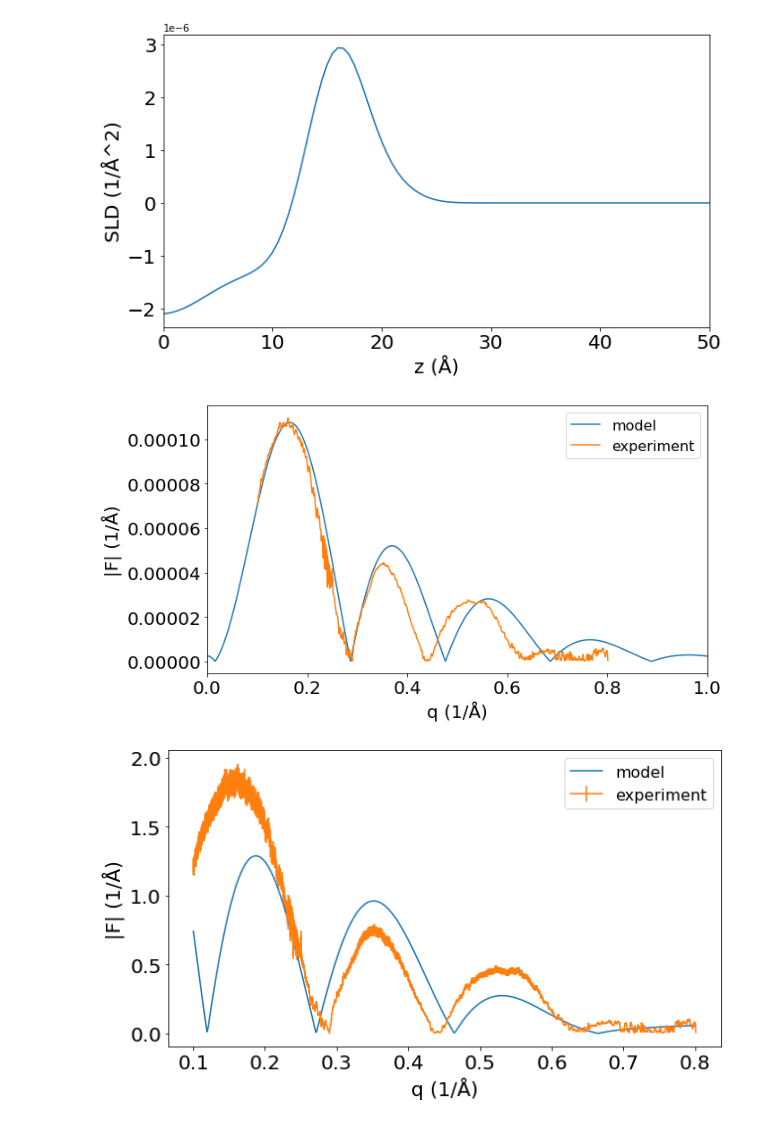
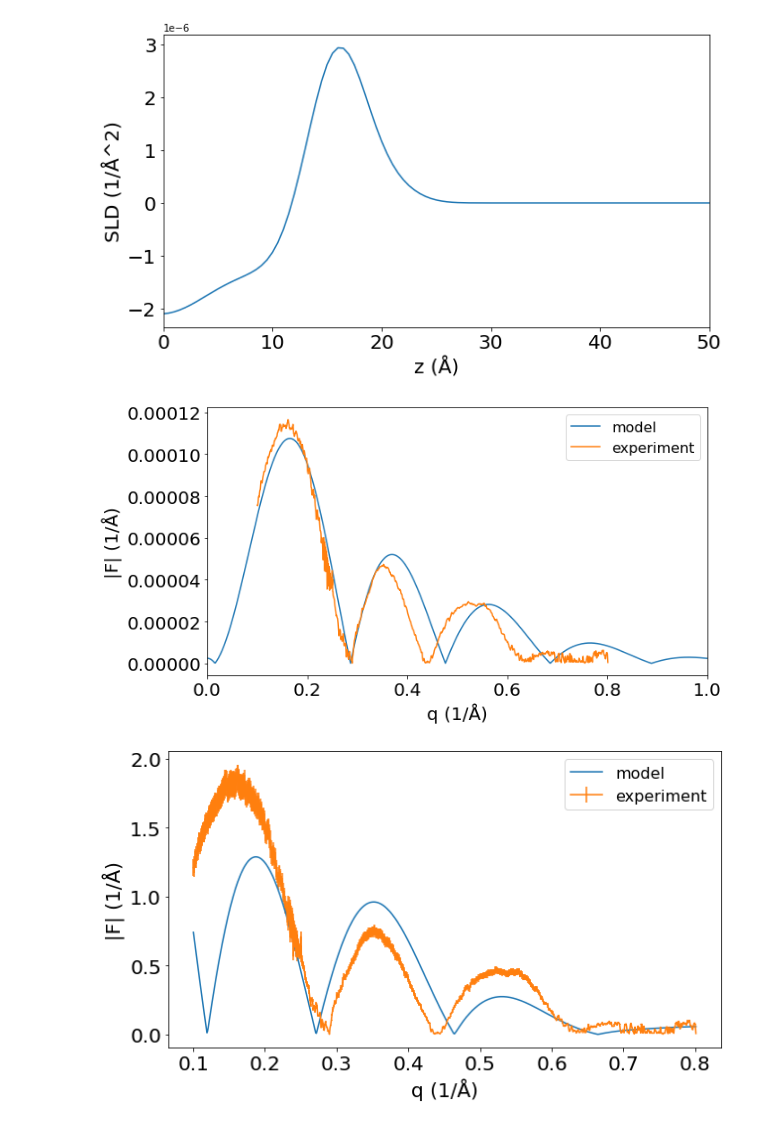
Before and after one commit to criosx/molgroups, a Jupyter notebook: Diffraction/Python/Diffraction_fitting_fp/test.ipynb, the cells around one changed output. Saved outputs shown, nothing was run; the diff lists cells and outputs as text; code cells hidden in the pictures.

```diff
--- a/Diffraction/Python/Diffraction_fitting_fp/test.ipynb
+++ b/Diffraction/Python/Diffraction_fitting_fp/test.ipynb
@@ -143,18 +143,18 @@ F2 = np.abs(F2)
 # %%
 fig, ax = plt.subplots()
 ax.figure.set_size_inches(10, 5.5)
 ax.plot(x, F)
-ax.plot(F2[:,0], F2[:,1]/17e3)
+ax.plot(F2[:,0], F2[:,1]/16e3)
 ax.legend(['model', 'experiment'], fontsize=16)
 ax.set_xlim([0, 1])
 #ax.set_ylim([0, 2.5])
 ax.set_ylabel('|F| (1/Å)', fontsize=20)
 ax.set_xlabel('q (1/Å)', fontsize=20)
 ax.tick_params(axis='both', which='major', labelsize=20)
 ax.figure.savefig("ExpTheoComp.pdf")
 plt.draw()
 # %% [output]
-[figure, old version]
+[figure, new version]
 # %%
 def modelformfactor(lq, bilayer, l_lipid, vf_bilayer, sigma, bulknsld, prefactor):
 
```
Also changed, not shown: 24 other files.
